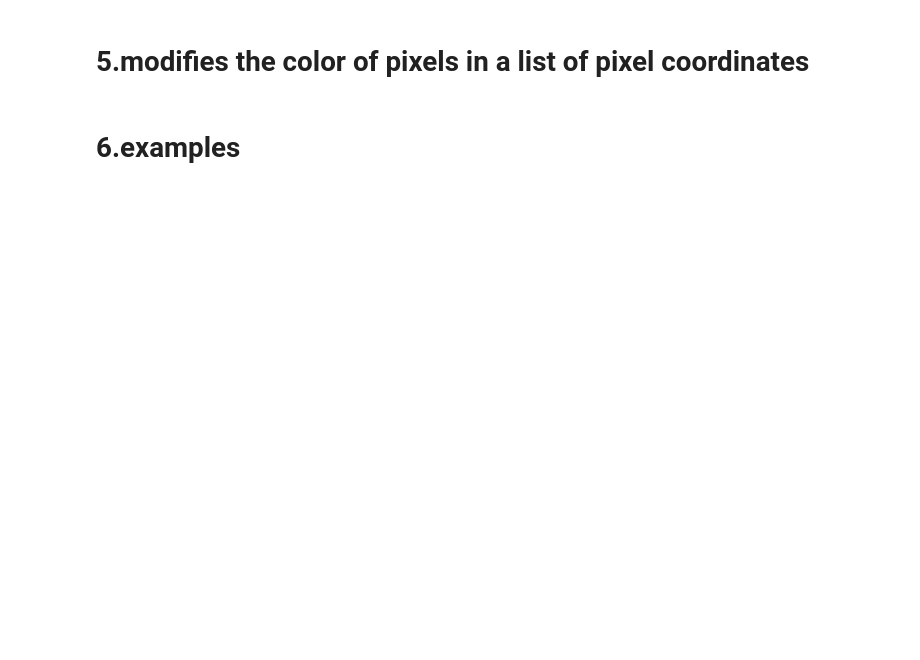
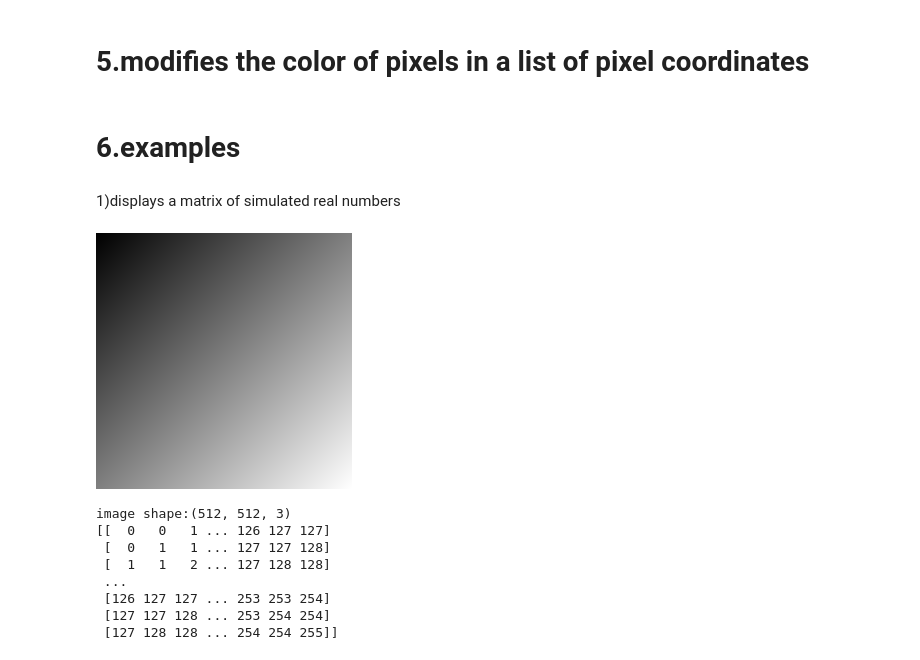
Before and after one commit to RoseSarlake/Computer-Vision, a Jupyter notebook: CV_Assignment0.ipynb, the cells around one changed output. Drawn from its saved outputs; the diff is of its cells as text; code cells hidden in the pictures; blank space fills up the shorter version.

```diff
--- a/CV_Assignment0.ipynb
+++ b/CV_Assignment0.ipynb
@@ -85,0 +87,13 @@ cv2_imshow(img)
+# %%
+def mat_mono():
+# create a 256*256 matrix with all 0，and set the data type as unit8
+  gray = np.zeros((256,256),dtype="uint8")
+# increase the value in both x and y axis to the 255
+# based on the coordinates, the top-left is black(0), the bottom-right is white(255)
+  for i in range(256):
+    for j in range(256):
+      gray[i,j]= (i*0.5 + j*0.5)
+  cv2_imshow(gray)
+# show the matrix
+  print ("image shape:"+str(img.shape))
+  print(gray)
@@ -92,2 +215,16 @@ cv2_imshow(img)
 # %% [markdown]
 # 6.examples
+# %% [markdown]
+1)displays a matrix of simulated real numbers
+# %%
+mat_mono()
+# %% [output]
+[figure, added]
+image shape:(512, 512, 3)
+[[  0   0   1 ... 126 127 127]
+ [  0   1   1 ... 127 127 128]
+ [  1   1   2 ... 127 128 128]
+ ...
+ [126 127 127 ... 253 253 254]
+ [127 127 128 ... 253 254 254]
+ [127 128 128 ... 254 254 255]]
```
Also changed, not shown: parts of 22 cells of this notebook.
